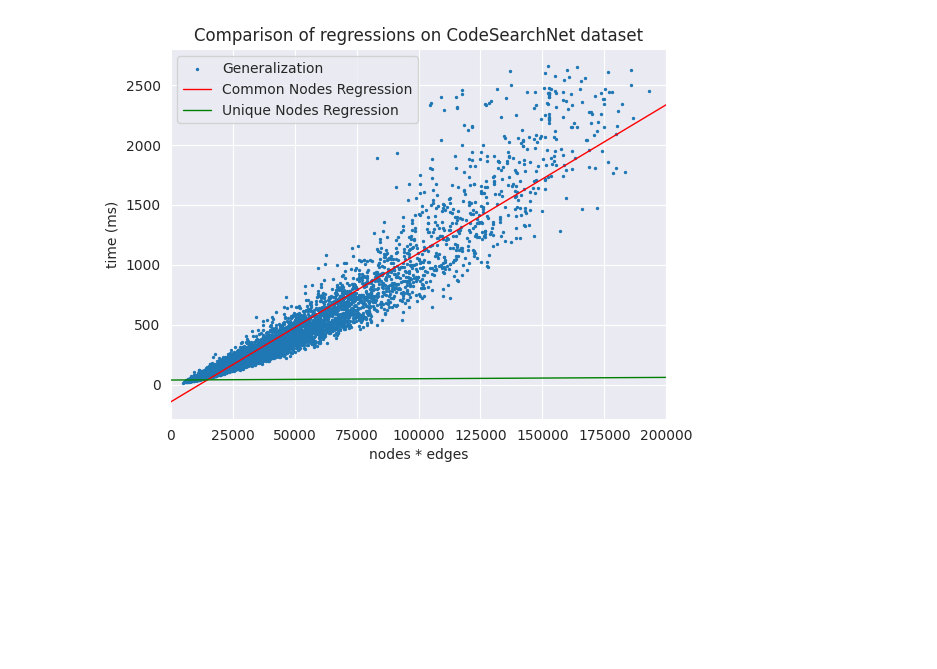
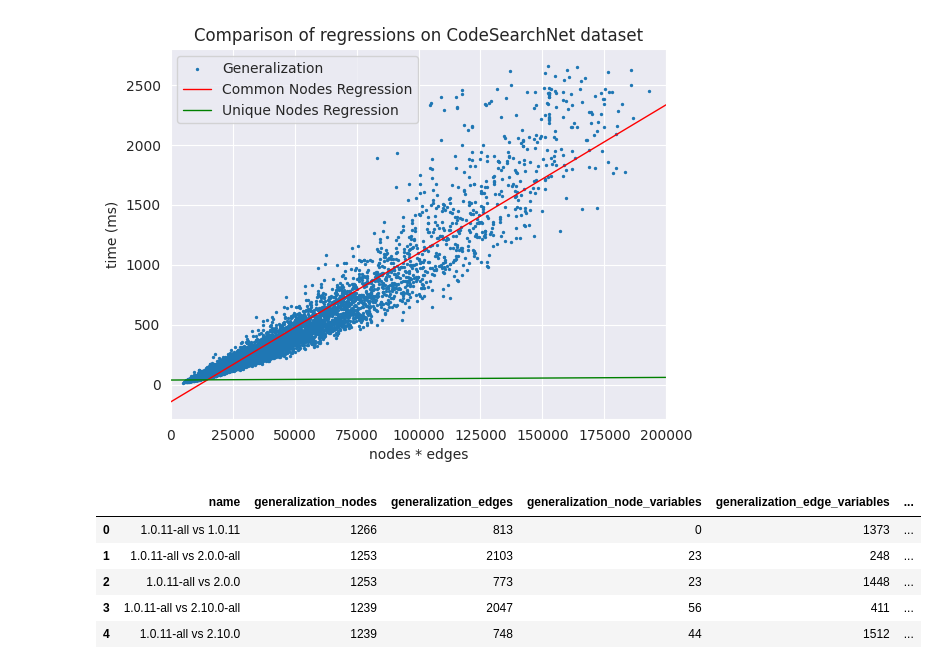
Before and after one commit to mreza-kiani/graph-generalization-algorithm, a Jupyter notebook: src/main/resources/scripts/performance/analyzer.ipynb, the cells around one changed output. Drawn from its saved outputs; the diff is of its cells as text; code cells hidden in the pictures; blank space fills up the shorter version.

```diff
--- a/src/main/resources/scripts/performance/analyzer.ipynb
+++ b/src/main/resources/scripts/performance/analyzer.ipynb
@@ -886,0 +885,11 @@ ocdf.to_csv('OptimizedGeneralizationOnCodeSearchNetData.csv', index=False)
+# %%
+cddf = pd.read_csv('SeleniumClassDiagramData.csv')
+add_more_info(cddf)
+cddf.head()
+# %% [output]
+|  | name | generalization_nodes | generalization_edges | generalization_node_variables | generalization_edge_variables | ... |
+| 0 | 1.0.11-all vs 1.0.11 | 1266 | 813 | 0 | 1373 | ... |
+| 1 | 1.0.11-all vs 2.0.0-all | 1253 | 2103 | 23 | 248 | ... |
+| 2 | 1.0.11-all vs 2.0.0 | 1253 | 773 | 23 | 1448 | ... |
+| 3 | 1.0.11-all vs 2.10.0-all | 1239 | 2047 | 56 | 411 | ... |
+| 4 | 1.0.11-all vs 2.10.0 | 1239 | 748 | 44 | 1512 | ... |
```
Also changed, not shown: parts of 2 cells of this notebook.
